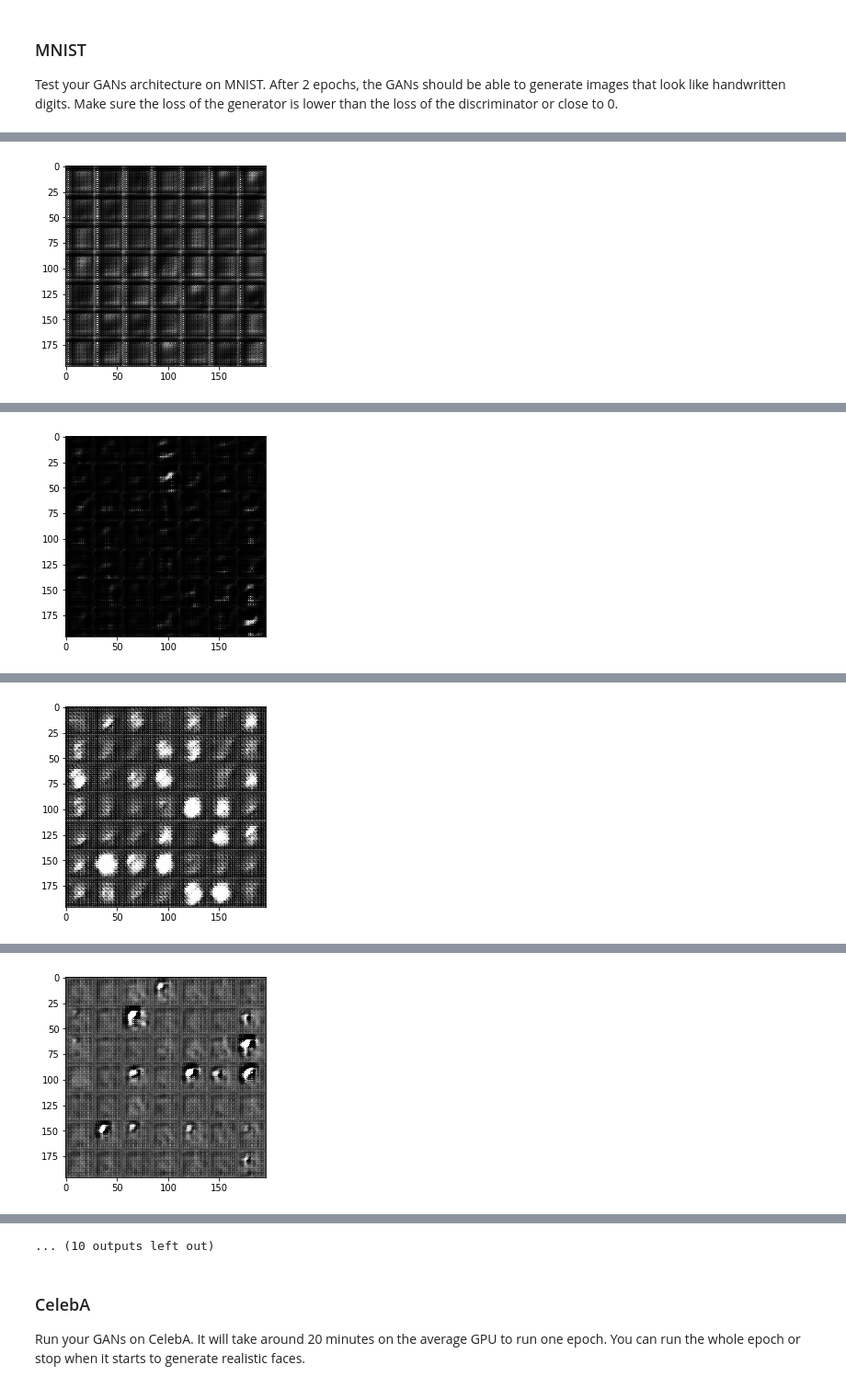
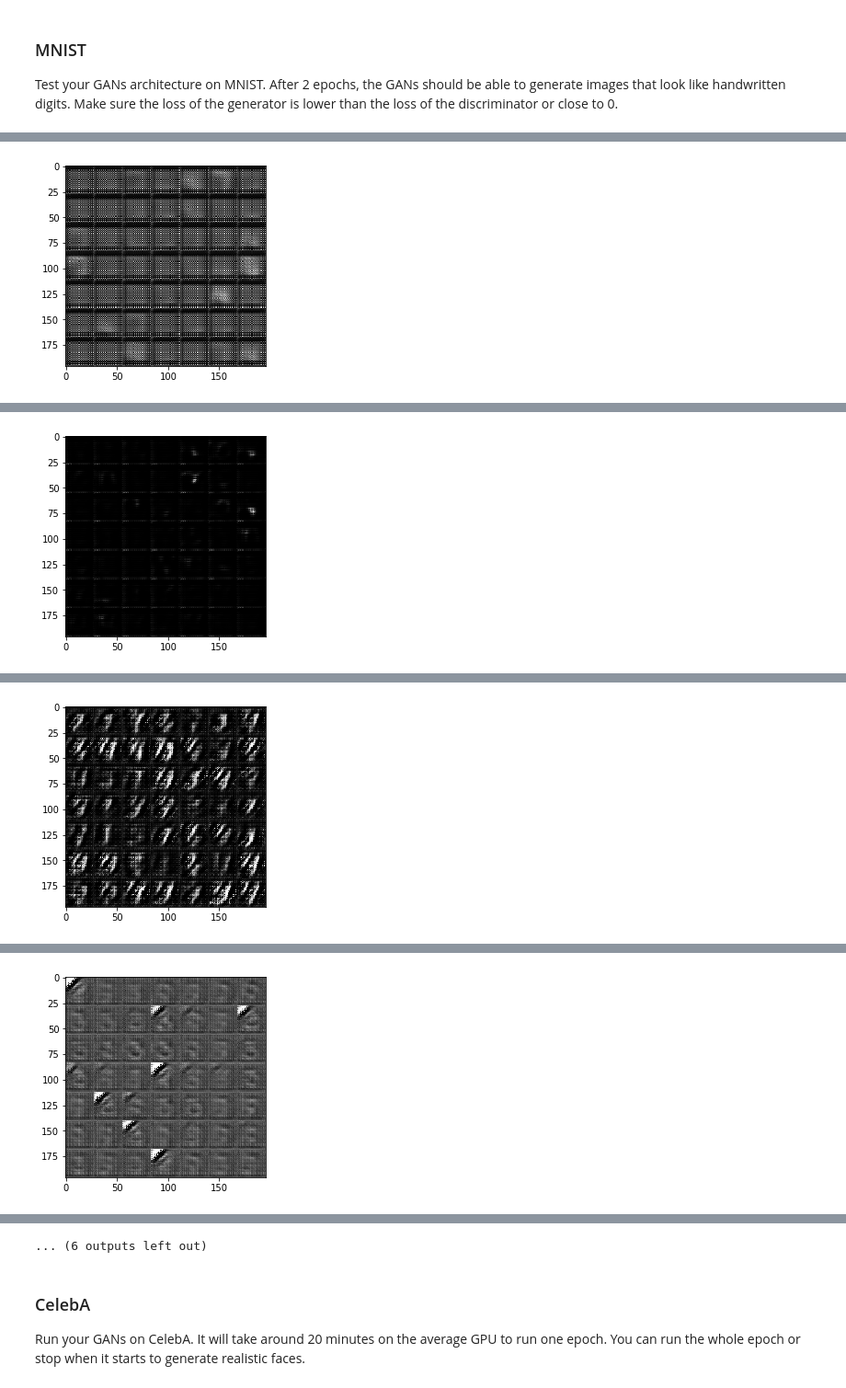
Before and after one commit to davzucky/deep-learning, a Jupyter notebook: face_generation/dlnd_face_generation.ipynb, the cells around one changed output, grey strips where cells are left out. Shown at 92% size. Saved outputs shown, nothing was run; the diff lists cells and outputs as text; code cells hidden in the pictures.

Commit message:
Remove the reset_default_graph to solve the index out of range error

```diff
--- a/face_generation/dlnd_face_generation.ipynb
+++ b/face_generation/dlnd_face_generation.ipynb
@@ -356,7 +356,7 @@ def train(epoch_count, batch_size, z_dim, learning_rate, beta1, get_batches, dat
     print(data_shape)
     print(learning_rate)
     print(z_dim)
-    tf.reset_default_graph()
+    #tf.reset_default_graph()
 
     # Build the network here
     real_input_image, z_input, learning_rate_holder = model_inputs(
@@ -416,7 +416,7 @@ def train(epoch_count, batch_size, z_dim, learning_rate, beta1, get_batches, dat
 ### MNIST
 Test your GANs architecture on MNIST.  After 2 epochs, the GANs should be able to generate images that look like handwritten digits.  Make sure the loss of the generator is lower than the loss of the discriminator or close to 0.
 # %%
-batch_size = 128
+batch_size = 256
 z_dim = 128
 learning_rate = 0.002
 beta1 = 0.5
@@ -440 +440 @@ Epoch 1/2... Discriminator Loss: 0.6233... Generator Loss: 2.0164
-[figure, old version]
+[figure, new version]
@@ -442 +442 @@ Epoch 1/2... Discriminator Loss: 0.6440... Generator Loss: 2.1335
-[figure, old version]
+[figure, new version]
@@ -444 +444 @@ Epoch 1/2... Discriminator Loss: 0.0563... Generator Loss: 3.4137
-[figure, old version]
+[figure, new version]
@@ -446 +446 @@ Epoch 1/2... Discriminator Loss: 0.2908... Generator Loss: 1.9059
-[figure, old version]
+[figure, new version]
@@ -451,4 +451,4 @@ Epoch 1/2... Discriminator Loss: 0.7285... Generator Loss: 1.1878
-... (10 outputs left out)
+... (6 outputs left out)
 # %% [markdown]
 ### CelebA
 Run your GANs on CelebA.  It will take around 20 minutes on the average GPU to run one epoch.  You can run the whole epoch or stop when it starts to generate realistic faces.
```
Also changed, not shown: parts of 2 cells of this notebook.
